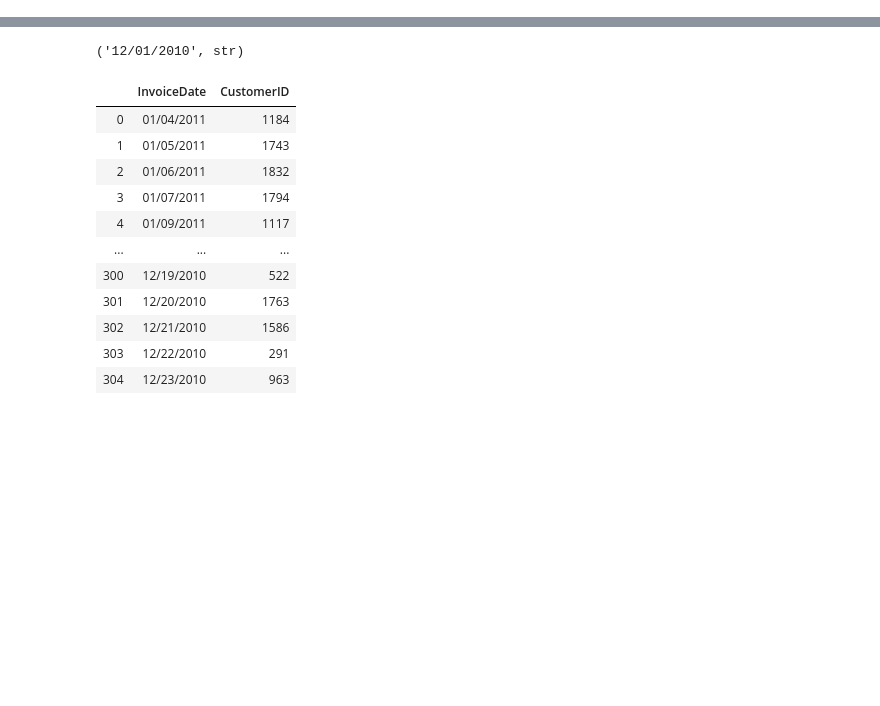
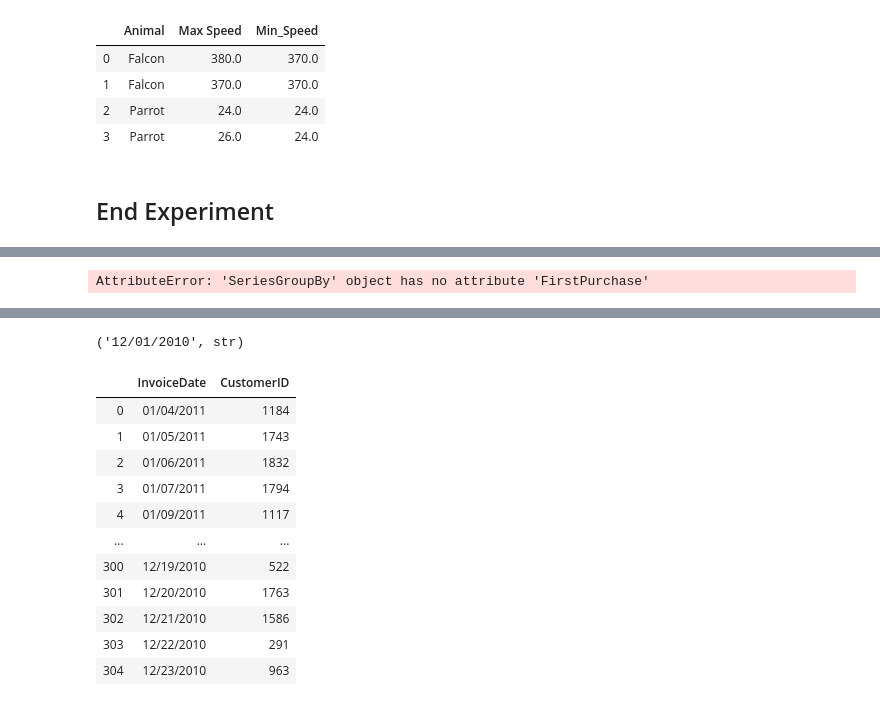
Before and after one commit to RaymondDashWu/SPD-2.4-Job-Search-and-Interview-Practice, a Jupyter notebook: interviewqs.com/Retention Analysis.ipynb, the cells around one changed output, grey strips where cells are left out. Drawn from its saved outputs; the diff is of its cells as text; code cells hidden in the pictures; blank space fills up the shorter version.

Commit message:
[BLOCKED] Retention analysis groupby first purchase

```diff
--- a/interviewqs.com/Retention Analysis.ipynb
+++ b/interviewqs.com/Retention Analysis.ipynb
@@ -26,0 +35,6 @@ import matplotlib.pyplot as plt
+# %%
+df = pd.DataFrame({'Animal': ['Falcon', 'Falcon',
+                              'Parrot', 'Parrot'],
+                   'Max Speed': [380., 370., 24., 26.]})
+
+df.head()
@@ -27,3 +47,15 @@ import matplotlib.pyplot as plt
+# %%
+df['Min_Speed'] = None
+dfc = df.groupby('Animal')
+df.assign(Min_Speed=dfc.transform(min))
+# %% [output]
+|  | Animal | Max Speed | Min_Speed |
+| 0 | Falcon | 380.0 | 370.0 |
+| 1 | Falcon | 370.0 | 370.0 |
+| 2 | Parrot | 24.0 | 24.0 |
+| 3 | Parrot | 26.0 | 24.0 |
+# %% [markdown]
+## End Experiment
 # %%
 df = pd.read_csv('online_retail.csv')
 df.head()
@@ -47,3 +79,14 @@ df.head()
 | 2 | 536365 | 84406B | CREAM CUPID HEARTS COAT HANGER | 8 | 12/01/2010 | 2.75 | 17850.0 | United Kingdom |
 | 3 | 536365 | 84029G | KNITTED UNION FLAG HOT WATER BOTTLE | 6 | 12/01/2010 | 3.39 | 17850.0 | United Kingdom |
 | 4 | 536365 | 84029E | RED WOOLLY HOTTIE WHITE HEART. | 6 | 12/01/2010 | 3.39 | 17850.0 | United Kingdom |
+# %%
+# Creating FirstPurchase column
+df['FirstPurchase'] = None
+# dfc = df.groupby(['CustomerID','InvoiceDate'])
+# df.assign(FirstPurchase=dfc.transform(min))
+
+
+
+df.join(df.groupby(['CustomerID','InvoiceDate']).agg(['FirstPurchase']), on='InvoiceDate')
+# %% [output]
+AttributeError: 'SeriesGroupBy' object has no attribute 'FirstPurchase'
```
Also changed, not shown: parts of 5 cells of this notebook, 2 other files.
